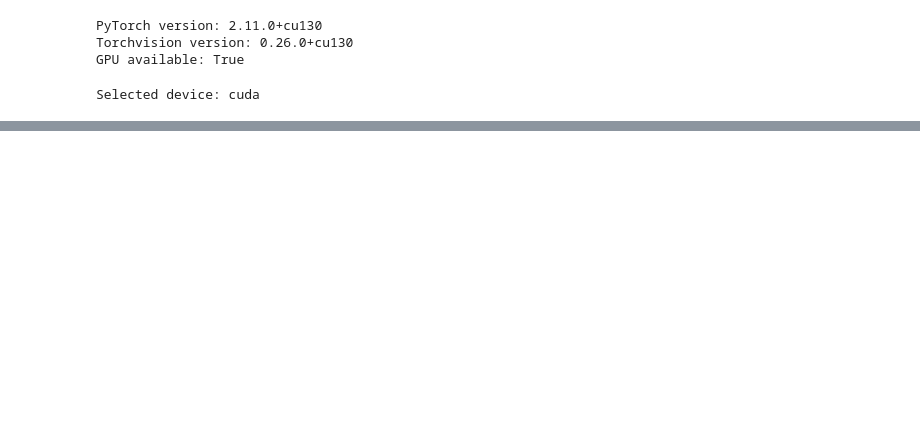
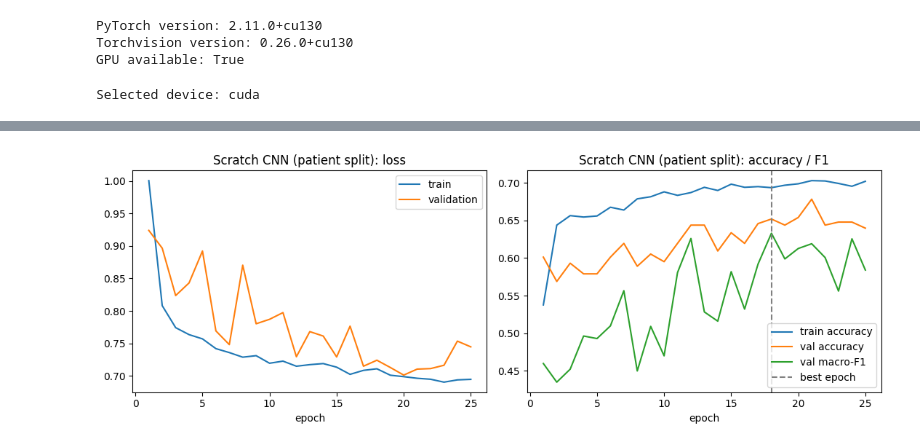
Before and after one commit to sshema-cpu/brain-tumor-mri-classification, a Jupyter notebook: Ethan_Paredez_&_Sam_Shema_Brain_Tumor_MRI_Classification.ipynb, the cells around one changed output, grey strips where cells are left out. Cells and saved outputs as stored; diff of their text form; code cells hidden in the pictures; blank space fills up the shorter version.

```diff
--- a/Ethan_Paredez_&_Sam_Shema_Brain_Tumor_MRI_Classification.ipynb
+++ b/Ethan_Paredez_&_Sam_Shema_Brain_Tumor_MRI_Classification.ipynb
@@ -22,0 +549,28 @@ Selected device: cuda
+# %%
+import h5py
+import numpy as np
+from collections import Counter
+
+# Keep track of the different image sizes
+image_shapes = Counter()
+
+# Find the smallest and largest pixel values
+min_pixel = float("inf")
+max_pixel = float("-inf")
+
+# Examine every MRI image
+for record in records:
+    with h5py.File(record["file"], "r") as f:
+        image = np.array(f["cjdata"]["image"])
+
+        image_shapes[image.shape] += 1
+
+        min_pixel = min(min_pixel, image.min())
+        max_pixel = max(max_pixel, image.max())
+
+print("Image dimensions:")
+for shape, count in image_shapes.items():
+    print(f"{shape}: {count} images")
+
+print("\nMinimum pixel value:", min_pixel)
+print("Maximum pixel value:", max_pixel)
@@ -22,0 +980,15 @@ Selected device: cuda
+# %%
+CNN_EPOCHS = 25
+CNN_LR = 1e-3
+
+set_seed()
+cnn_train_dl, cnn_val_dl, cnn_test_dl = make_loaders(
+    train_records, val_records, test_records,
+    train_tf=basic_transform, eval_tf=basic_transform,
+)
+
+cnn_model = BrainTumorCNN().to(device)
+cnn_history = fit(cnn_model, cnn_train_dl, cnn_val_dl,
+                  epochs=CNN_EPOCHS, lr=CNN_LR, name="CNN")
+plot_history(cnn_history, "Scratch CNN (patient split)")
+# %% [output]
@@ -22,0 +1012 @@ Selected device: cuda
+[figure, added]
```
Also changed, not shown: parts of 50 cells of this notebook.
